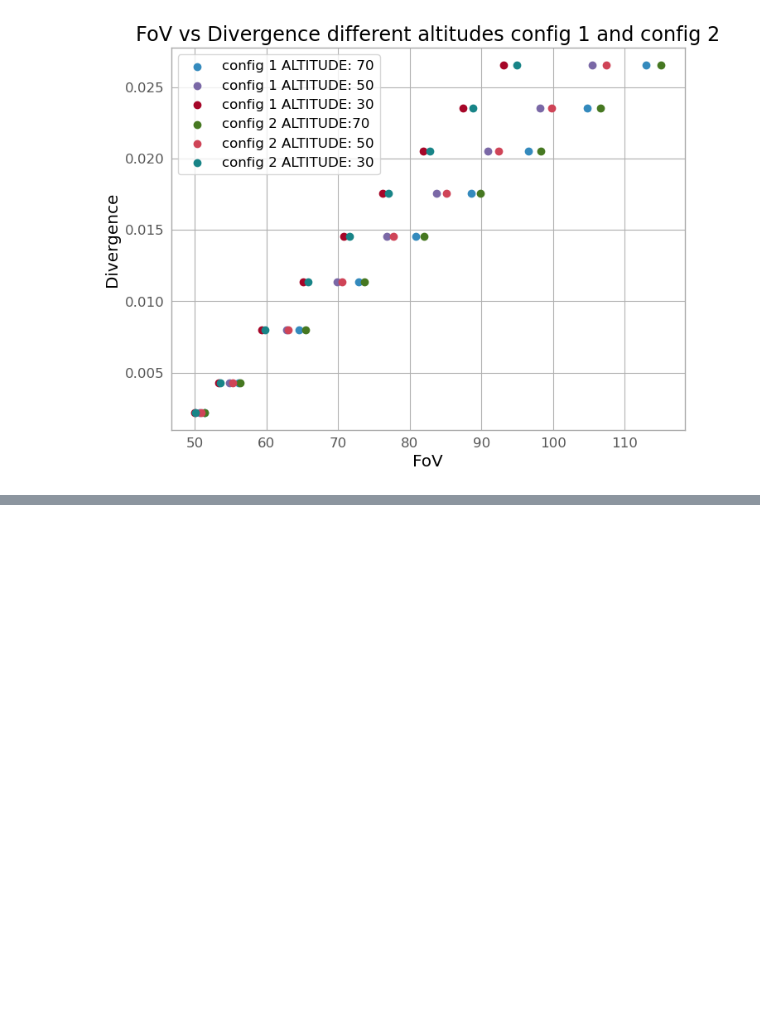
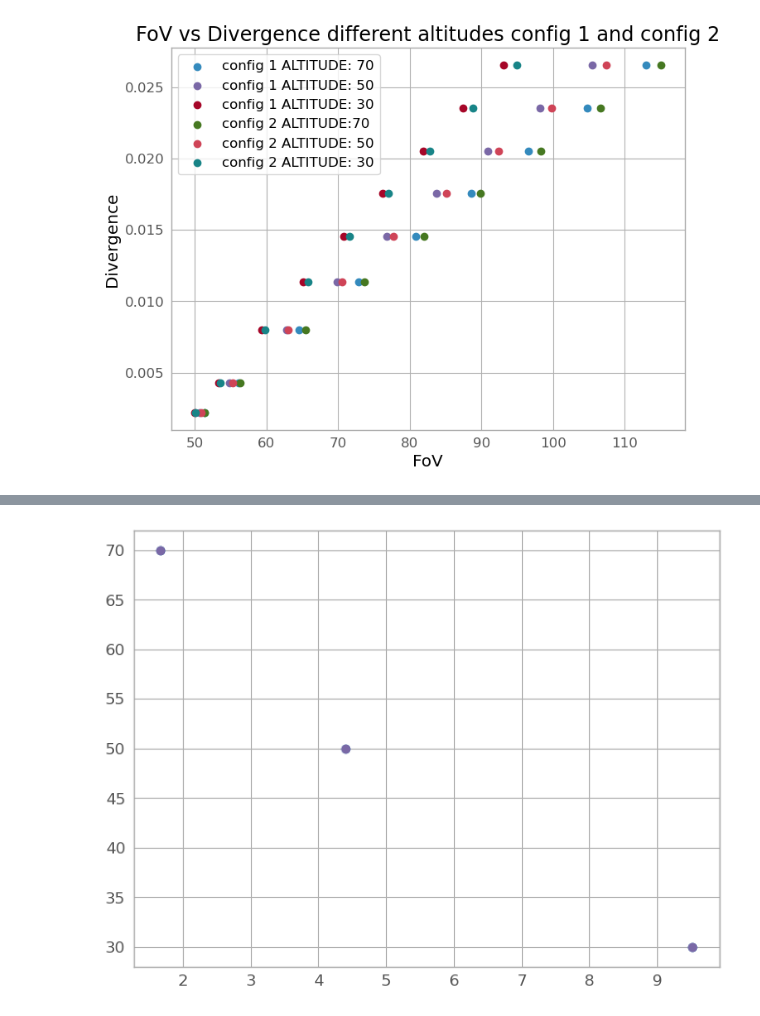
Before and after one commit to SamantaMorales/divtel, a Jupyter notebook: MST/MST_notebook_best_configurations_changing_altitude.ipynb, the cells around one changed output, grey strips where cells are left out. Cells and saved outputs as stored; diff of their text form; code cells hidden in the pictures; blank space fills up the shorter version.

```diff
--- a/MST/MST_notebook_best_configurations_changing_altitude.ipynb
+++ b/MST/MST_notebook_best_configurations_changing_altitude.ipynb
@@ -770,0 +821,5 @@ plt.show()
+# %%
+plt.scatter(hFoV_altitude_1_configuration_2,altitude_array)
+plt.show()
+# %% [output]
+[figure, added]
```
Also changed, not shown: parts of 8 cells of this notebook, 5 other files.
